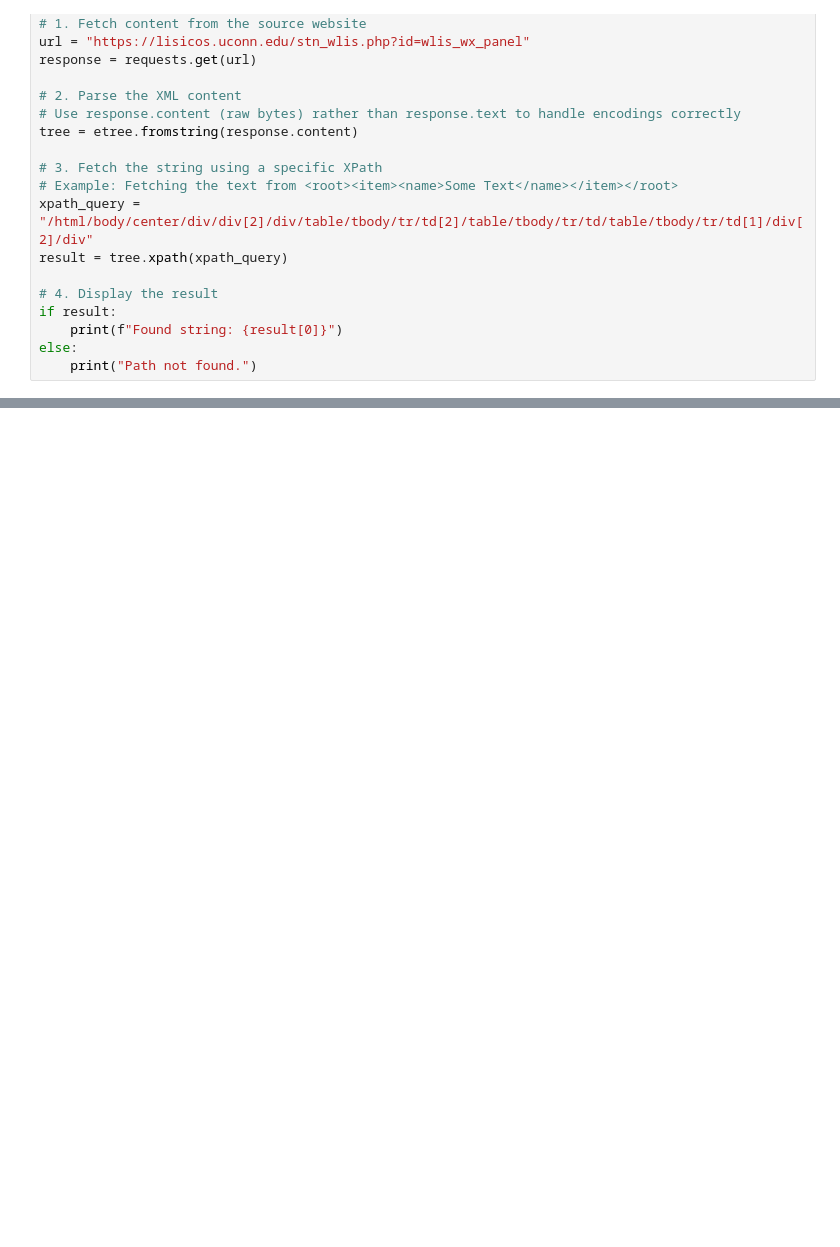
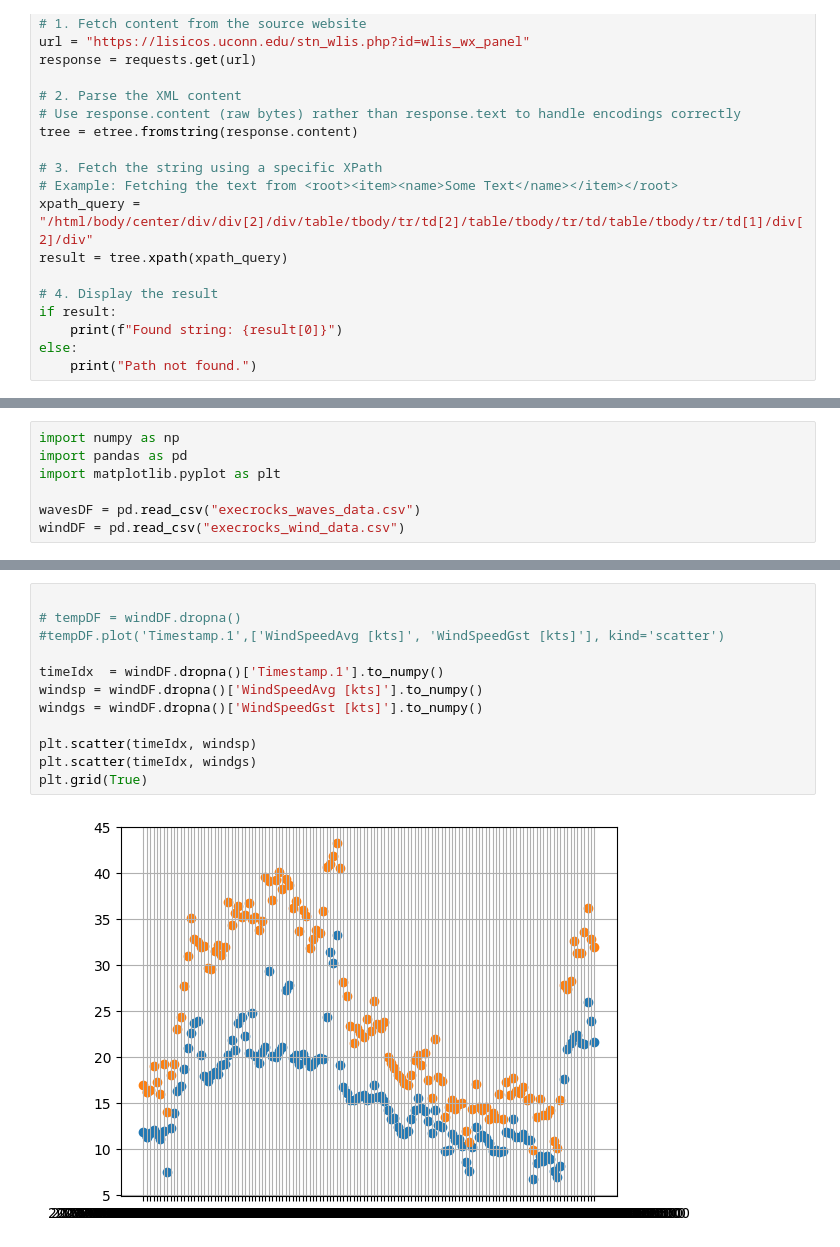
Before and after one commit to pbeeken/OCRWeatherDataCapture, a Jupyter notebook: OCRDataCapture.ipynb, the cells around one changed output, grey strips where cells are left out. Saved outputs shown, nothing was run; the diff lists cells and outputs as text; blank space fills up the shorter version.

```diff
--- a/OCRDataCapture.ipynb
+++ b/OCRDataCapture.ipynb
@@ -872,0 +900,7 @@ else:
+# %%
+import numpy as np
+import pandas as pd
+import matplotlib.pyplot as plt
+
+wavesDF = pd.read_csv("execrocks_waves_data.csv")
+windDF = pd.read_csv("execrocks_wind_data.csv")
@@ -872,0 +916,14 @@ else:
+# %%
+
+# tempDF = windDF.dropna()
+#tempDF.plot('Timestamp.1',['WindSpeedAvg [kts]', 'WindSpeedGst [kts]'], kind='scatter')
+
+timeIdx  = windDF.dropna()['Timestamp.1'].to_numpy()
+windsp = windDF.dropna()['WindSpeedAvg [kts]'].to_numpy()
+windgs = windDF.dropna()['WindSpeedGst [kts]'].to_numpy()
+
+plt.scatter(timeIdx, windsp)
+plt.scatter(timeIdx, windgs)
+plt.grid(True)
+# %% [output]
+[figure, added]
```
Also changed, not shown: parts of 5 cells of this notebook, 1 other file.
